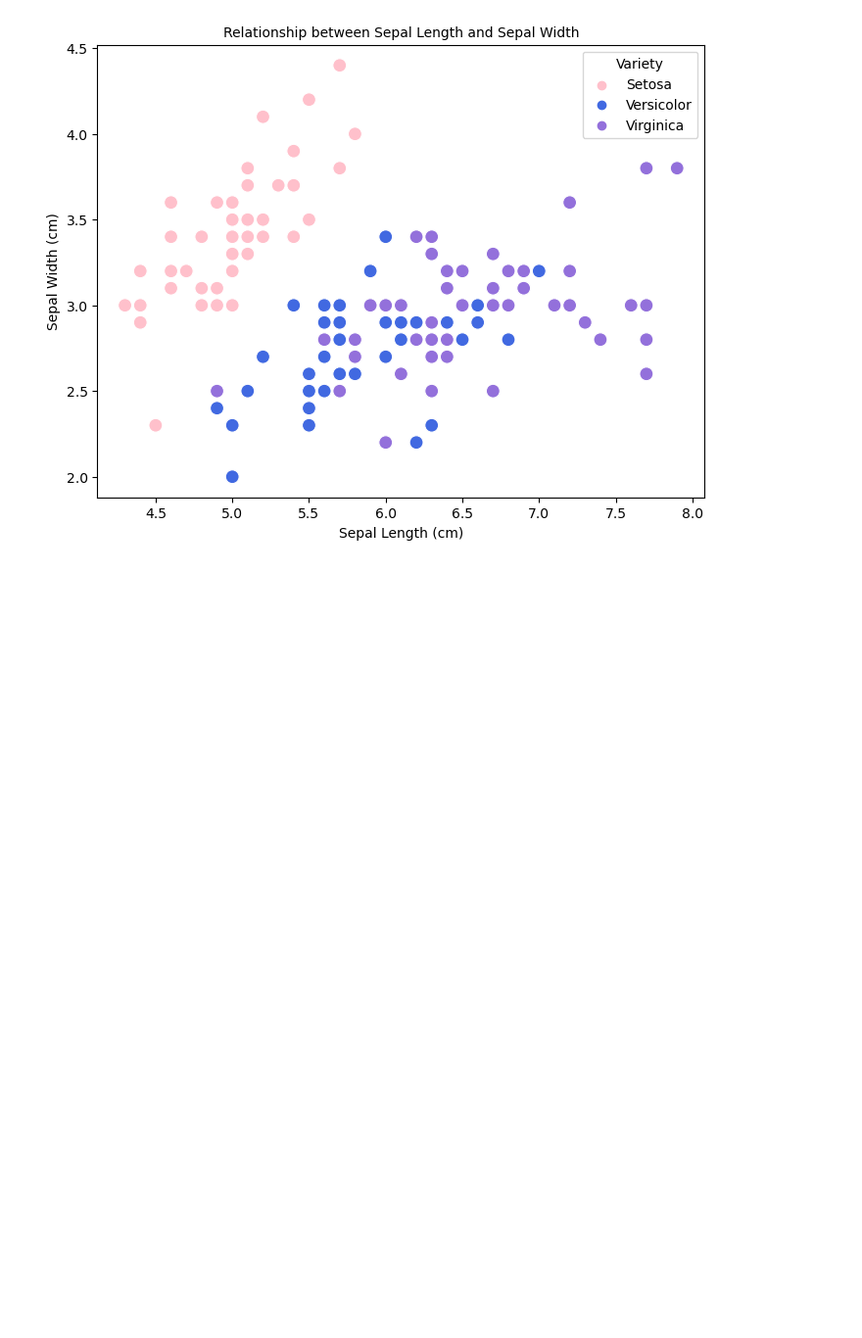
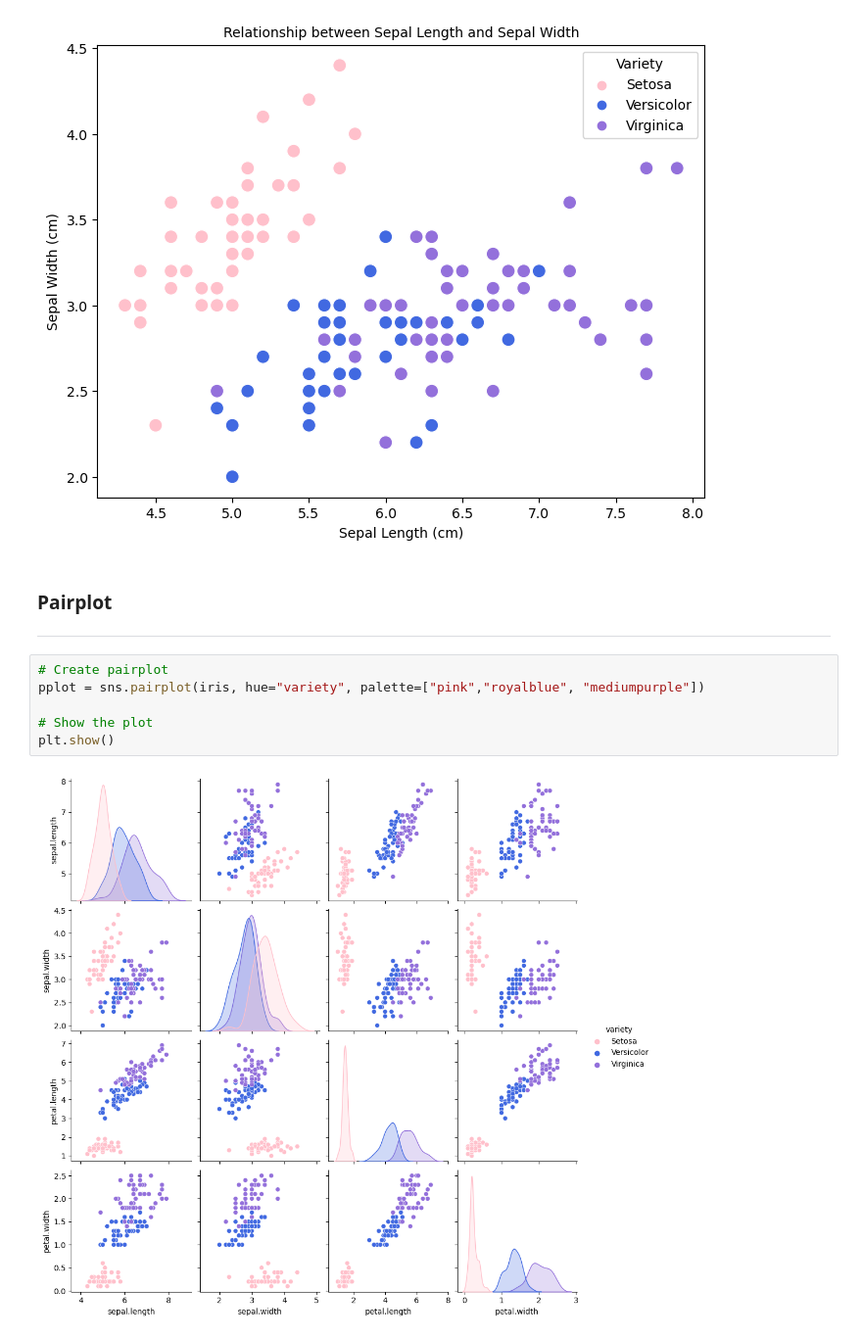
Before and after one commit to jesabelle94/pands-project, a Jupyter notebook: analysis_comments.ipynb, the cells around one changed output. Shown: that part at 98% size. Saved outputs shown, nothing was run; the diff lists cells and outputs as text; blank space fills up the shorter version.

```diff
--- a/analysis_comments.ipynb
+++ b/analysis_comments.ipynb
@@ -215,3 +216,14 @@ plt.legend(title='Variety')
 plt.show()
 # %% [output]
 [figure]
+# %% [markdown]
+### Pairplot
+***
+# %%
+# Create pairplot
+pplot = sns.pairplot(iris, hue="variety", palette=["pink","royalblue", "mediumpurple"])
+
+# Show the plot
+plt.show()
+# %% [output]
+[figure, added]
```
Also changed, not shown: parts of 1 cell of this notebook, 3 other files.
